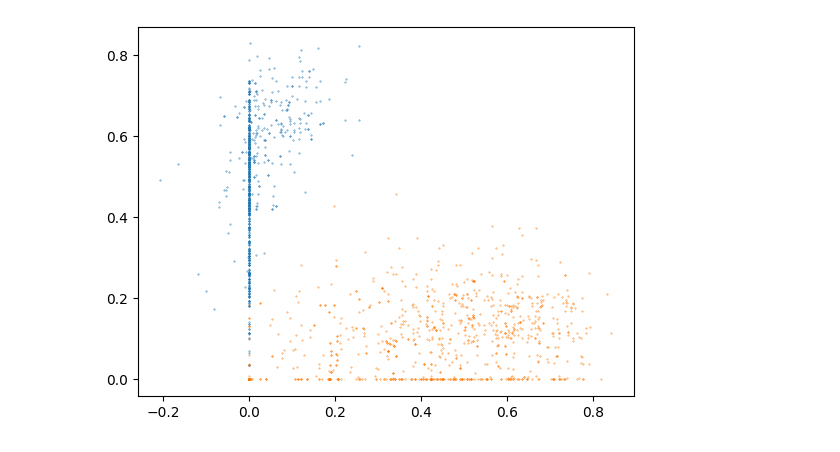
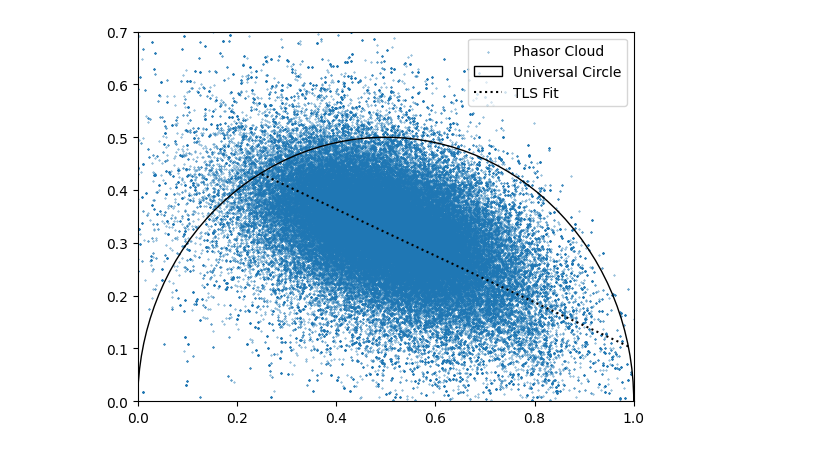
Before and after one commit to jiversivers/hsdfmpm, a Jupyter notebook: examples/using_mpm_objects.ipynb, the cells around one changed output. Saved outputs shown, nothing was run; the diff lists cells and outputs as text; code cells hidden in the pictures.

```diff
--- a/examples/using_mpm_objects.ipynb
+++ b/examples/using_mpm_objects.ipynb
@@ -1,23 +21,21 @@
 # %%
-from hsdfmpm.mpm import AutofluorescenceImage, LifetimeImage, OpticalRedoxRatio, InstrumentResponseFunction
-import matplotlib.pyplot as plt
-import numpy as np
-from matplotlib.colors import Normalize
-from hsdfmpm.mpm.af.utils import truncate_colormap
-
 # This creates the IRF model, then stores/updates it in the .hsdfm data to be reused.
 InstrumentResponseFunction.load(
     path=r'\\deckard\bmeg\Rajaram-Lab\Ivers,Jesse\Codes\matlab\Toolbox\ImageProcessing\MPM_Processing\FLIM Code\IRF Files\Raw\Upright_I_IRF.sdt', reference_lifetime=0, channels=0
 ).store()
-decay = LifetimeImage(image_path=r'E:\new df\03312025\1675NT\100\fov2_flim_755-119', channels=0)
+decay = LifetimeImage(image_path=r'E:\new df\POC Study\Animals\1675NT\03302025\21\fov1\fov1_flim_755-094', channels=0)
 decay.load_irf()
 # %%
-# LifetimeImage calibration can be explicitly loaded (calibration=<obj> or <obj>.load_irf(<path> | <obj>) or implicitly if an IRF is already stored in the .hsdfm data (as above ensures)
-g, s = decay.phasor_coordinates(threshold=5, median_filter_count=1, k_size=3, correction=False)
-plt.scatter(g, s, s=0.1)
-g, s = decay.phasor_coordinates(threshold=5, median_filter_count=1, k_size=3, correction=True)
-plt.scatter(g, s, s=0.1)
+kwargs = dict(threshold=10, median_filter_count=1, k_size=3, correction=True)
+g, s = decay.phasor_coordinates(**kwargs)
+x, y = decay.get_phasor_line(**kwargs)['intersection']
+plt.scatter(g, s, s=0.1, label='Phasor Cloud')
+plot_universal_circle(omega=decay.omega)
+plt.plot(x, y, linestyle=':', color='k', label='TLS Fit')
+plt.xlim(0, 1)
+plt.ylim(0, 0.7)
+plt.legend()
 plt.show()
 # %% [output]
-[figure, old version]
+[figure, new version]
 # %%
```
Also changed, not shown: parts of 9 cells of this notebook.
